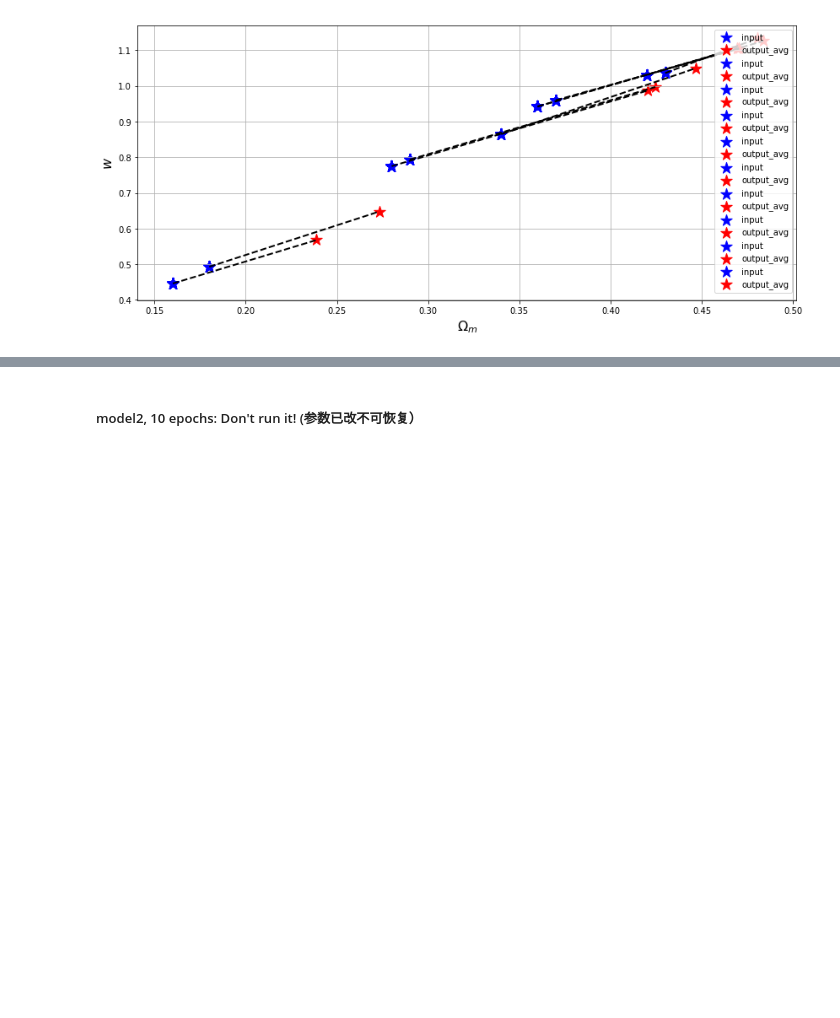
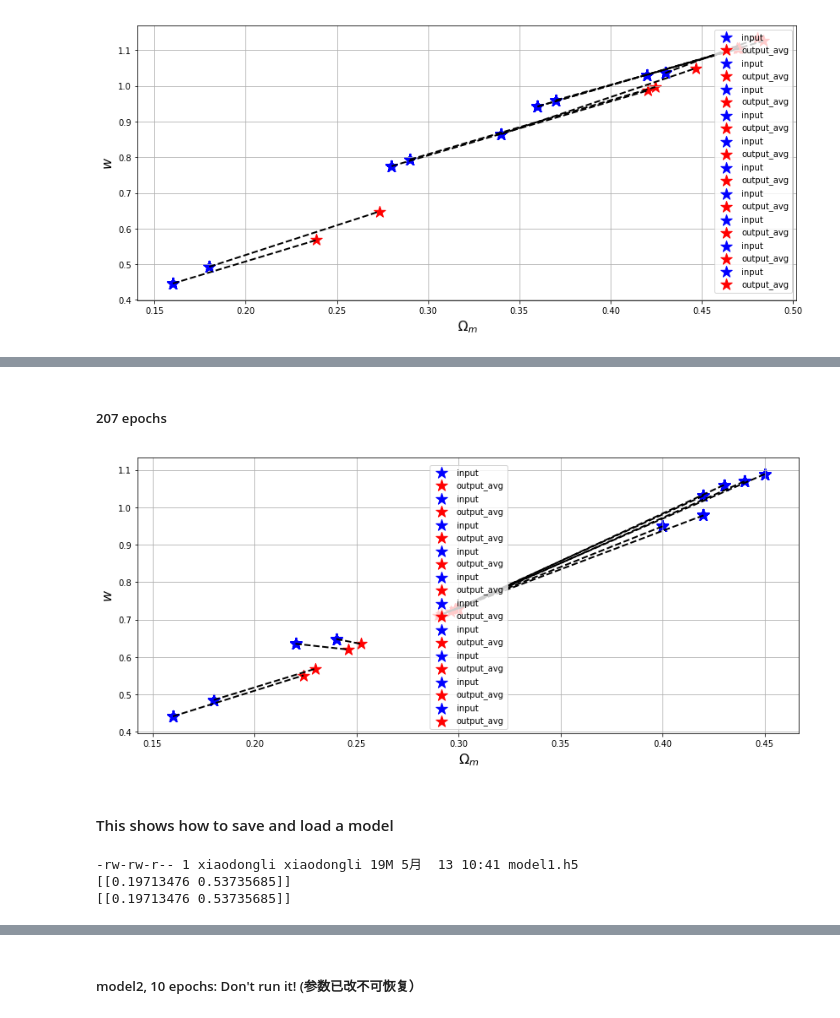
Before and after one commit to cosmologywater/AI, a Jupyter notebook: lsslearn_1(fit_generator_optimization_xiaodongtest).ipynb, the cells around one changed output, grey strips where cells are left out. Cells and saved outputs as stored; diff of their text form; code cells hidden in the pictures; blank space fills up the shorter version.

```diff
--- a/lsslearn_1(fit_generator_optimization_xiaodongtest).ipynb
+++ b/lsslearn_1(fit_generator_optimization_xiaodongtest).ipynb
@@ -336,0 +344,26 @@ ax.grid(); plt.show()
+# %% [markdown]
+##### 207 epochs
+# %%
+fig, ax = None, None
+for row in range(10):
+    x_test, y_test = create_validate_sample(1, use_random=True, startid=row)
+    fig, ax = plot_test(model1, x_test, y_test, fig=fig, ax=ax)
+ax.grid(); plt.show()
+# %% [output]
+[figure, added]
+# %% [markdown]
+#### This shows how to save and load a model
+# %%
+
+model1.save('model1.h5')
+
+!ls model1.h5 -alh
+
+model1_load = keras.models.load_model('model1.h5')
+
+print(model1.predict(x_test[0:1]))
+print(model1_load.predict(x_test[0:1]))
+# %% [output]
+-rw-rw-r-- 1 xiaodongli xiaodongli 19M 5月  13 10:41 model1.h5
+[[0.19713476 0.53735685]]
+[[0.19713476 0.53735685]]
```
Also changed, not shown: parts of 20 cells of this notebook.
